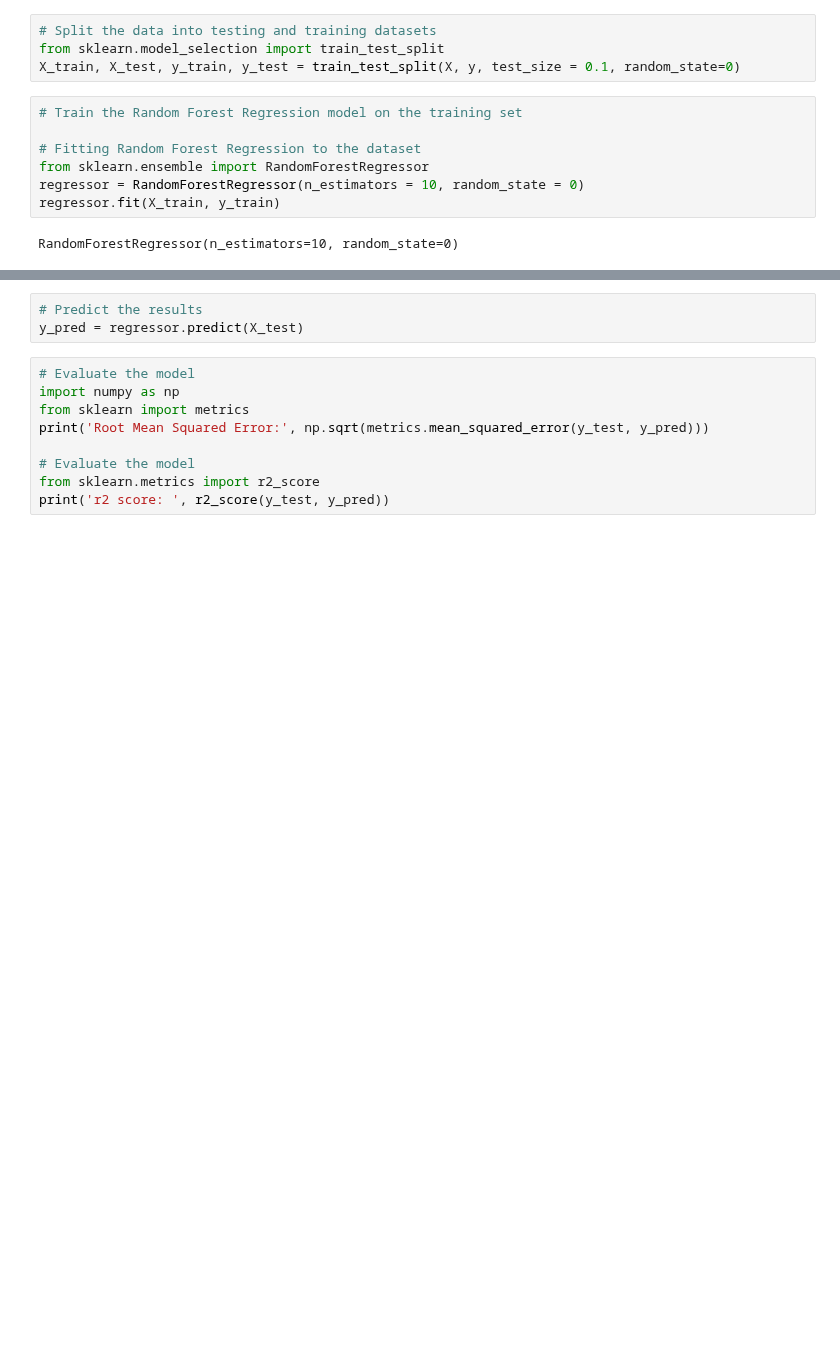
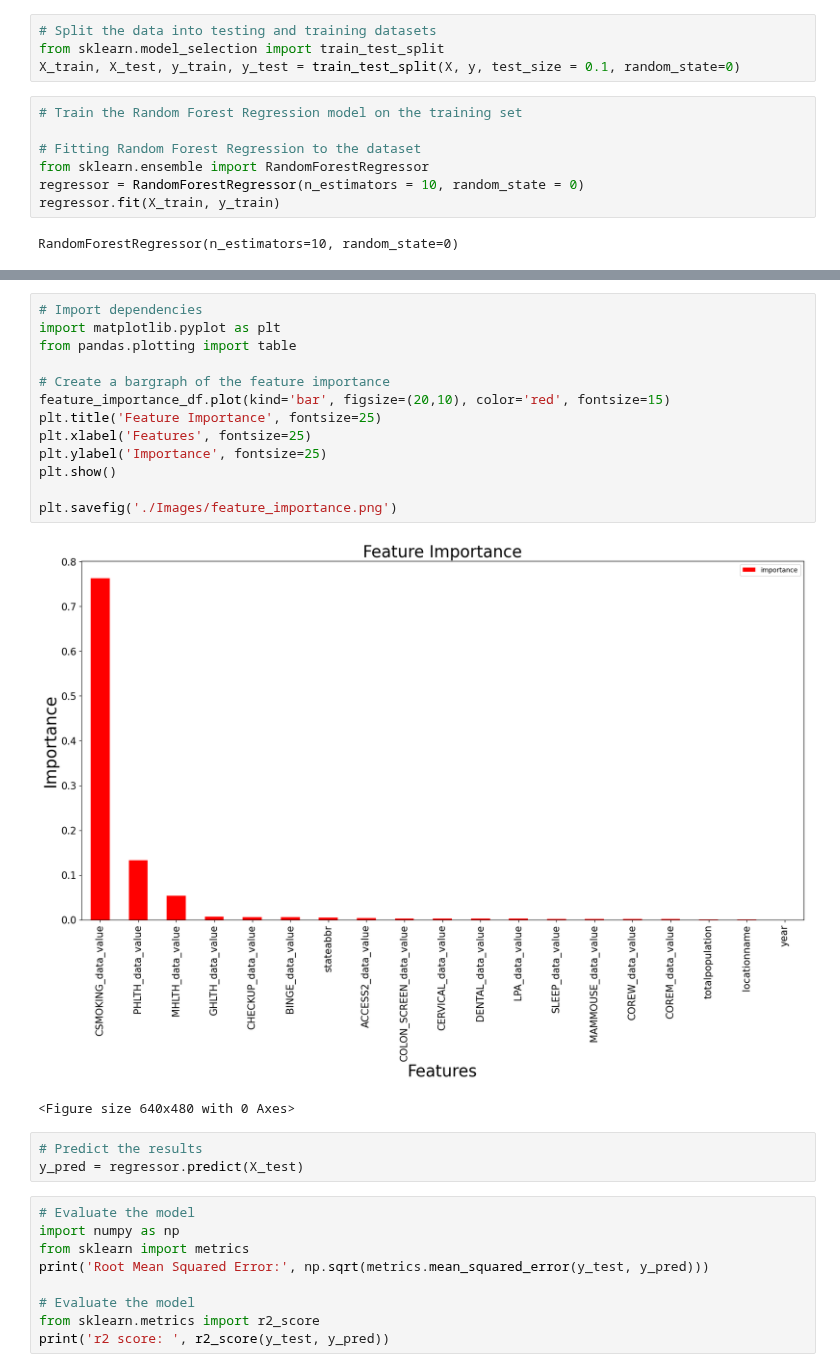
Before and after one commit to AvatarJoshi/copd_project, a Jupyter notebook: API_Connect.ipynb, the cells around one changed output, grey strips where cells are left out. Drawn from its saved outputs; the diff is of its cells as text; blank space fills up the shorter version.

```diff
--- a/API_Connect.ipynb
+++ b/API_Connect.ipynb
@@ -436,4 +436,20 @@ feature_importance_df
 | year | 0.000000 |
+# %%
+# Import dependencies
+import matplotlib.pyplot as plt
+from pandas.plotting import table
+
+# Create a bargraph of the feature importance
+feature_importance_df.plot(kind='bar', figsize=(20,10), color='red', fontsize=15)
+plt.title('Feature Importance', fontsize=25)
+plt.xlabel('Features', fontsize=25)
+plt.ylabel('Importance', fontsize=25)
+plt.show()
+
+plt.savefig('./Images/feature_importance.png')
+# %% [output]
+[figure, added]
+<Figure size 640x480 with 0 Axes>
 # %%
 # Predict the results
 y_pred = regressor.predict(X_test)
```
Also changed, not shown: parts of 23 cells of this notebook, 22 other files.
